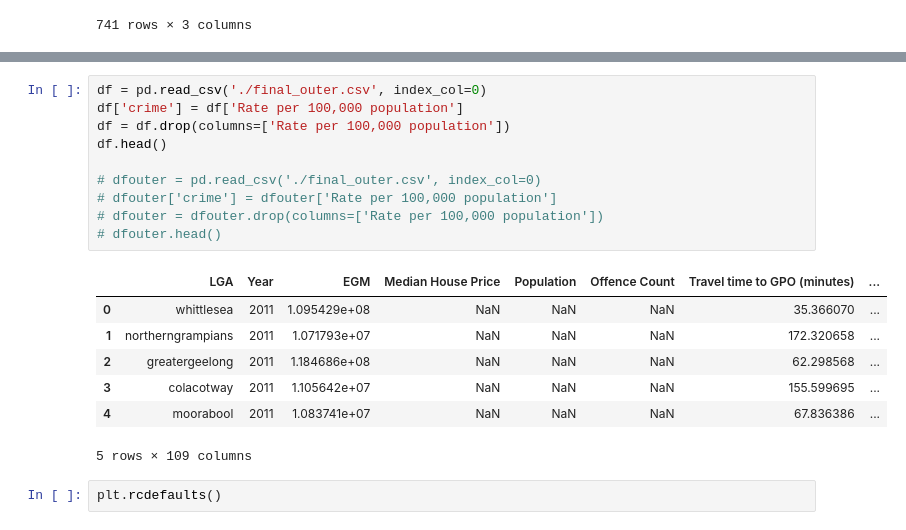
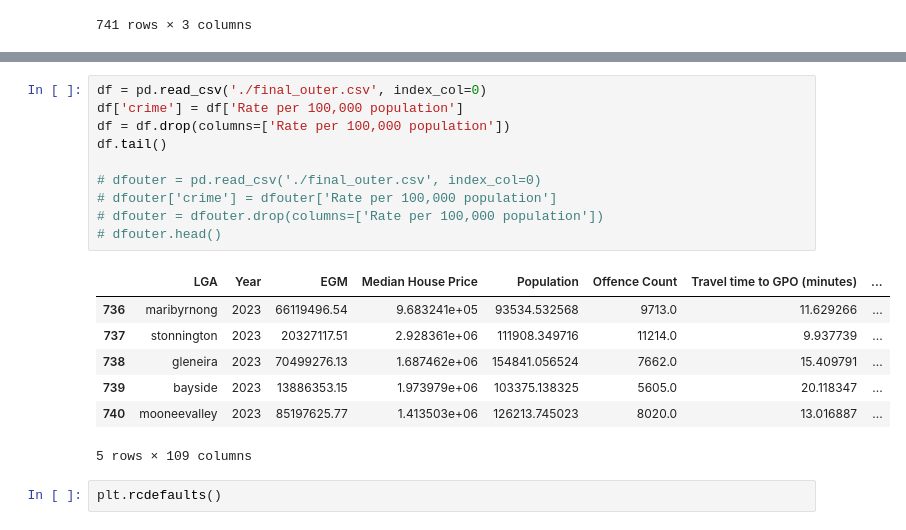
Before and after one commit to khangluong2004/COMP20008_Assignment2, a Jupyter notebook: terry/eda.ipynb, the cells around one changed output, grey strips where cells are left out. Cells and saved outputs as stored; diff of their text form.

```diff
--- a/terry/eda.ipynb
+++ b/terry/eda.ipynb
@@ -382,20 +383,20 @@ Name: Year, dtype: object
 # %%
 df = pd.read_csv('./final_outer.csv', index_col=0)
 df['crime'] = df['Rate per 100,000 population']
 df = df.drop(columns=['Rate per 100,000 population'])
-df.head()
+df.tail()
 
 # dfouter = pd.read_csv('./final_outer.csv', index_col=0)
 # dfouter['crime'] = dfouter['Rate per 100,000 population']
 # dfouter = dfouter.drop(columns=['Rate per 100,000 population'])
 # dfouter.head()
 # %% [output]
 |  | LGA | Year | EGM | Median House Price | Population | Offence Count | Travel time to GPO (minutes) | ... |
-| 0 | whittlesea | 2011 | 1.095429e+08 | NaN | NaN | NaN | 35.366070 | ... |
-| 1 | northerngrampians | 2011 | 1.071793e+07 | NaN | NaN | NaN | 172.320658 | ... |
-| 2 | greatergeelong | 2011 | 1.184686e+08 | NaN | NaN | NaN | 62.298568 | ... |
-| 3 | colacotway | 2011 | 1.105642e+07 | NaN | NaN | NaN | 155.599695 | ... |
-| 4 | moorabool | 2011 | 1.083741e+07 | NaN | NaN | NaN | 67.836386 | ... |
+| 736 | maribyrnong | 2023 | 66119496.54 | 9.683241e+05 | 93534.532568 | 9713.0 | 11.629266 | ... |
+| 737 | stonnington | 2023 | 20327117.51 | 2.928361e+06 | 111908.349716 | 11214.0 | 9.937739 | ... |
+| 738 | gleneira | 2023 | 70499276.13 | 1.687462e+06 | 154841.056524 | 7662.0 | 15.409791 | ... |
+| 739 | bayside | 2023 | 13886353.15 | 1.973979e+06 | 103375.138325 | 5605.0 | 20.118347 | ... |
+| 740 | mooneevalley | 2023 | 85197625.77 | 1.413503e+06 | 126213.745023 | 8020.0 | 13.016887 | ... |
 5 rows × 109 columns
 # %%
 plt.rcdefaults()
```
Also changed, not shown: parts of 5 cells of this notebook, 5 other files.
